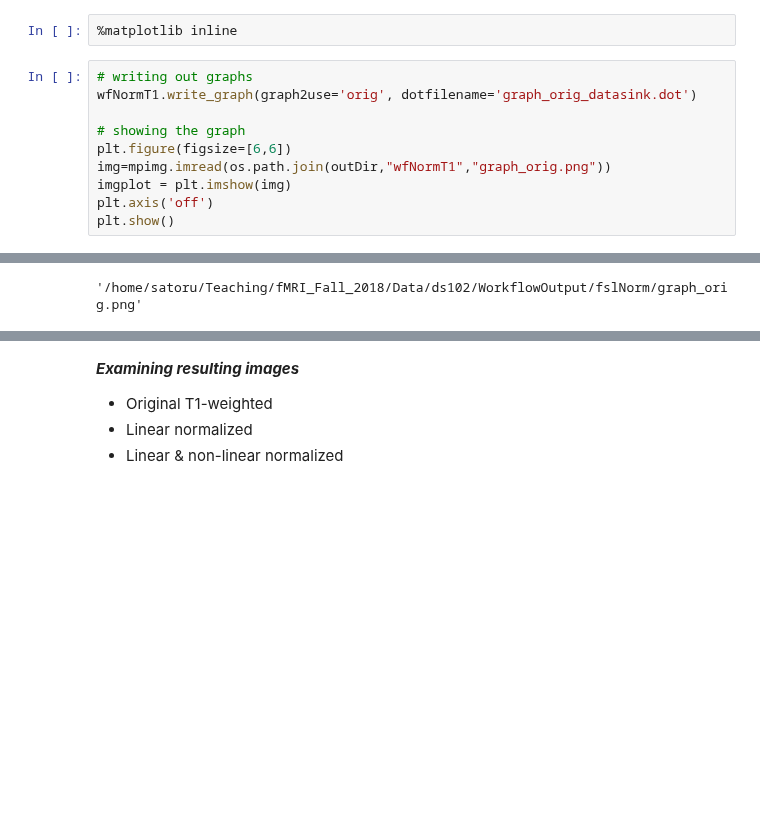
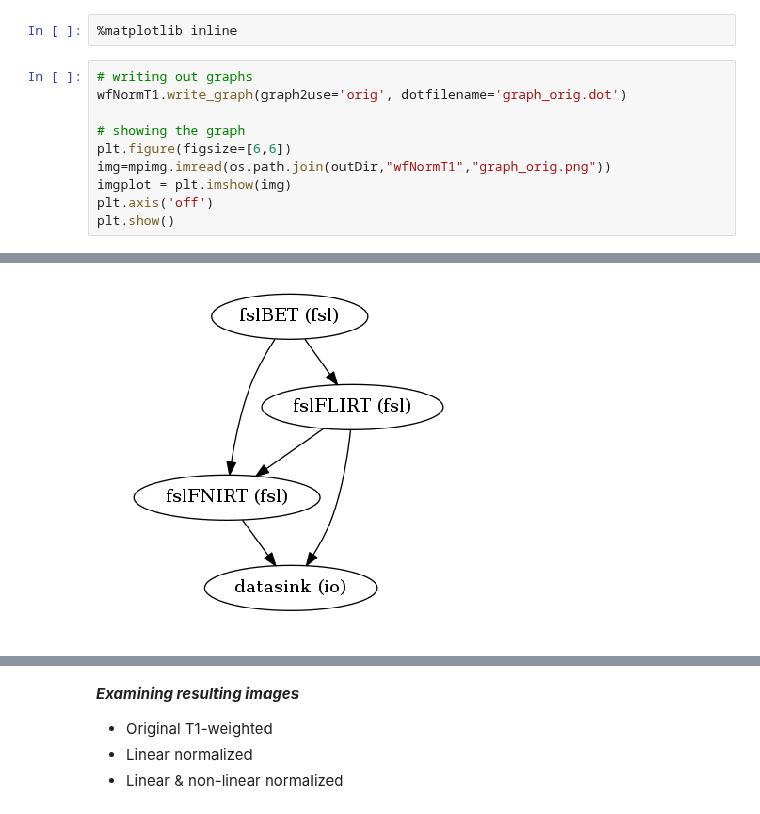
Before and after one commit to sathayas/JupyterfMRIFall2019, a Jupyter notebook: Normalization.ipynb, the cells around one changed output, grey strips where cells are left out. Saved outputs shown, nothing was run; the diff lists cells and outputs as text; blank space fills up the shorter version.

```diff
--- a/Normalization.ipynb
+++ b/Normalization.ipynb
@@ -447,7 +445,7 @@ We can now visualize the workflow.
 %matplotlib inline
 # %%
 # writing out graphs
-wfNormT1.write_graph(graph2use='orig', dotfilename='graph_orig_datasink.dot')
+wfNormT1.write_graph(graph2use='orig', dotfilename='graph_orig.dot')
 
 # showing the graph
 plt.figure(figsize=[6,6])
@@ -461 +459 @@ plt.show()
-'/home/satoru/Teaching/fMRI_Fall_2018/Data/ds102/WorkflowOutput/fslNorm/graph_orig.png'
+[figure, added]
```
Also changed, not shown: parts of 29 cells of this notebook.
